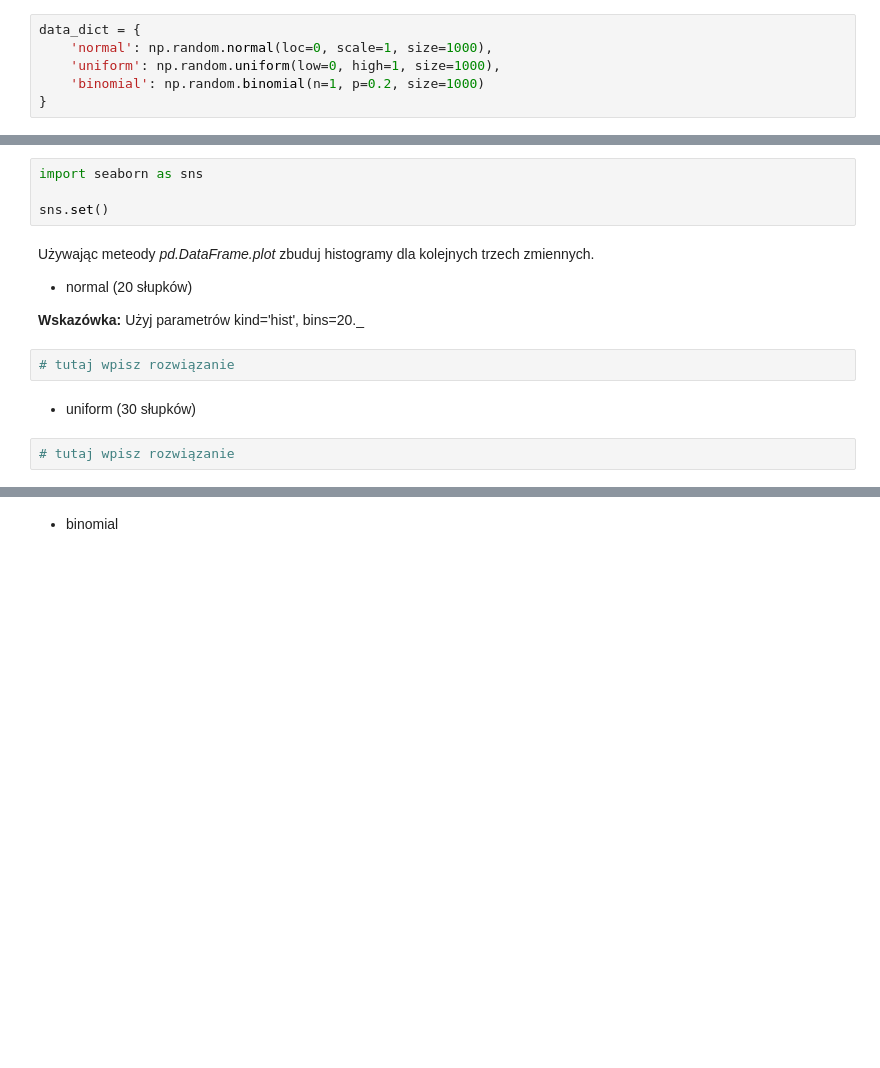
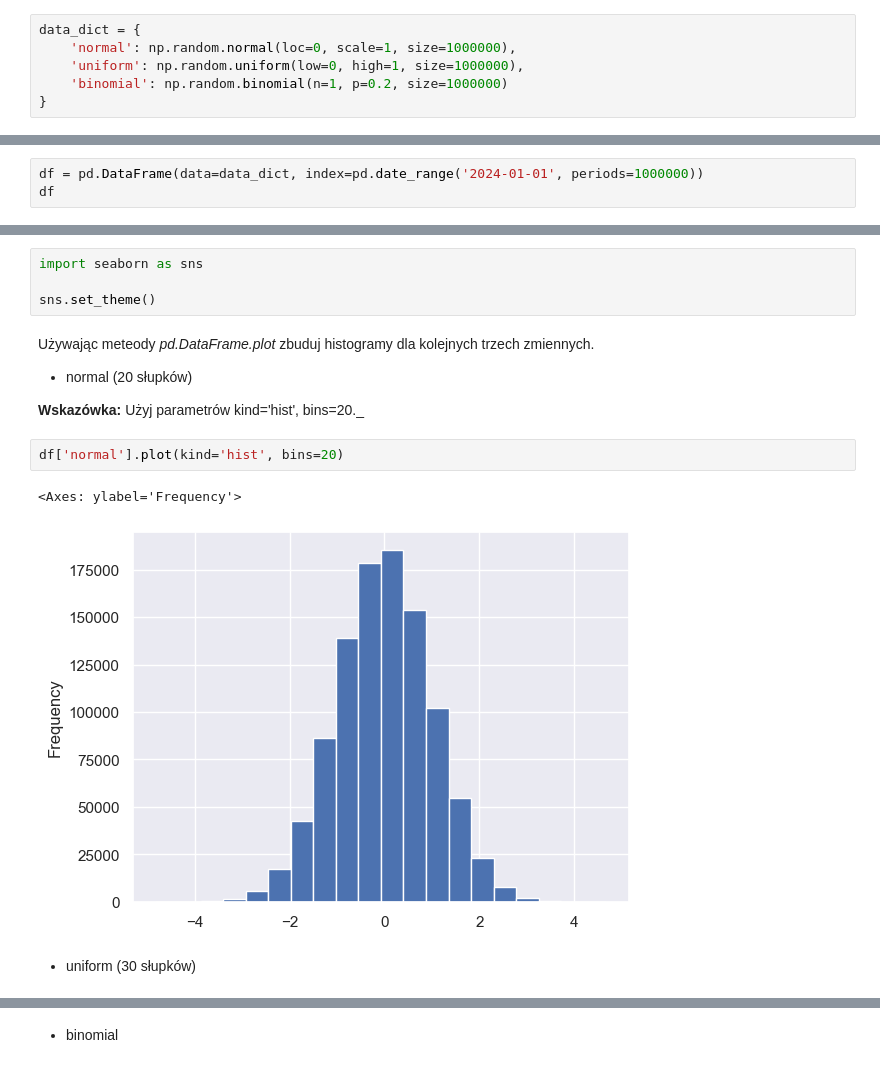
Before and after one commit to tomasz450/Analiza-danych-w-Python-11.05.26, a Jupyter notebook: 3. Pandas/Zadania/11-20.ipynb, the cells around one changed output, grey strips where cells are left out. Drawn from its saved outputs; the diff is of its cells as text; blank space fills up the shorter version.

```diff
--- a/3. Pandas/Zadania/11-20.ipynb
+++ b/3. Pandas/Zadania/11-20.ipynb
@@ -252,7 +252,7 @@ data_dict = {
 Zbuduj z tego słownika obiekt _DateFrame_. Dodatkowo jako indeks dodaj datę od 2024-01-01 i przypisz do zmiennej _df_.
 # %%
 data_dict = {
-    'normal': np.random.normal(loc=0, scale=1, size=1000),
-    'uniform': np.random.uniform(low=0, high=1, size=1000),
-    'binomial': np.random.binomial(n=1, p=0.2, size=1000)
+    'normal': np.random.normal(loc=0, scale=1, size=1000000),
+    'uniform': np.random.uniform(low=0, high=1, size=1000000),
+    'binomial': np.random.binomial(n=1, p=0.2, size=1000000)
 }
@@ -260,0 +259,3 @@ data_dict = {
+# %%
+df = pd.DataFrame(data=data_dict, index=pd.date_range('2024-01-01', periods=1000000))
+df
@@ -282,15 +361,16 @@ Zaimportuj bibliotekę _seaborn_ do wizualizacji danych.
 # %%
 import seaborn as sns
 
-sns.set()
+sns.set_theme()
 # %% [markdown]
 Używając meteody _pd.DataFrame.plot_ zbuduj histogramy dla kolejnych trzech zmiennych.
 * normal (20 słupków)
 
 __Wskazówka:__ Użyj parametrów kind='hist', bins=20._
-# %%
-# tutaj wpisz rozwiązanie
+# %%
+df['normal'].plot(kind='hist', bins=20)
+# %% [output]
+<Axes: ylabel='Frequency'>
+[figure, added]
 # %% [markdown]
 * uniform (30 słupków)
-# %%
-# tutaj wpisz rozwiązanie
```
Also changed, not shown: parts of 19 cells of this notebook, 3 other files.
